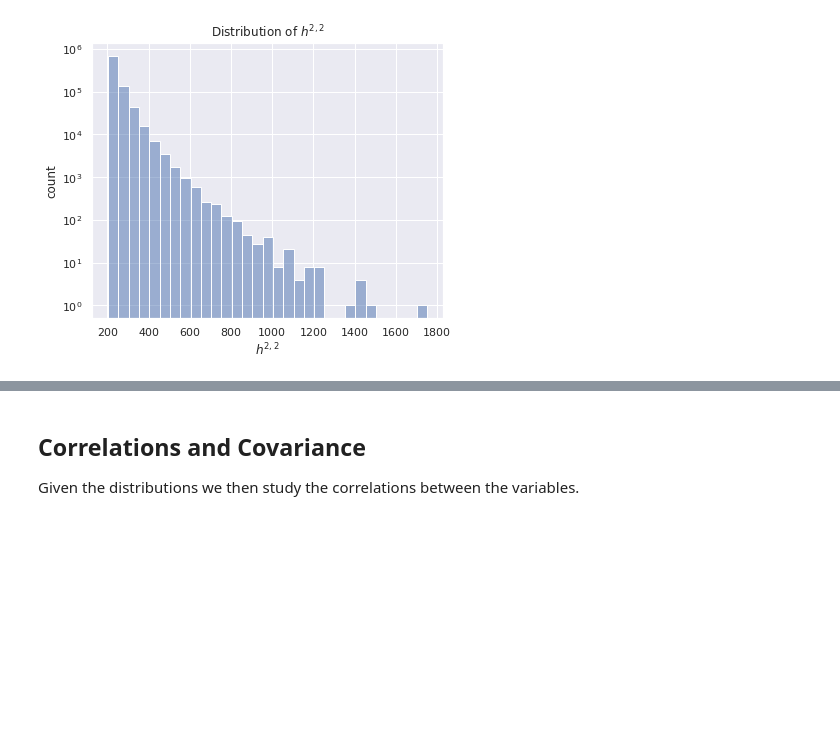
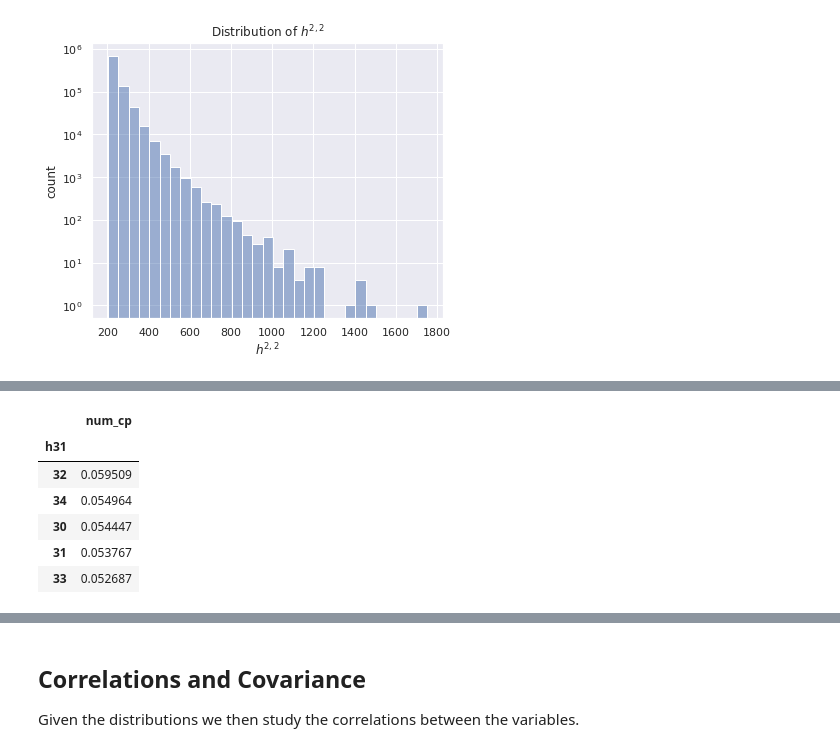
Before and after one commit to thesfinox/ml-cicy-4folds, a Jupyter notebook: cicy4_eda.ipynb, the cells around one changed output, grey strips where cells are left out. Drawn from its saved outputs; the diff is of its cells as text; code cells hidden in the pictures; blank space fills up the shorter version.

```diff
--- a/cicy4_eda.ipynb
+++ b/cicy4_eda.ipynb
@@ -230,0 +227,10 @@ savefig('distr_h22', fig, show=True)
+# %%
+df[['h31', 'num_cp']].groupby(by=['h31']).count().sort_values(by=['num_cp'], ascending=False).apply(lambda x: x / x.sum()).head(5)
+# %% [output]
+|  | num_cp |
+| h31 |  |
+| 32 | 0.059509 |
+| 34 | 0.054964 |
+| 30 | 0.054447 |
+| 31 | 0.053767 |
+| 33 | 0.052687 |
```
Also changed, not shown: parts of 14 cells of this notebook, 11 other files.
